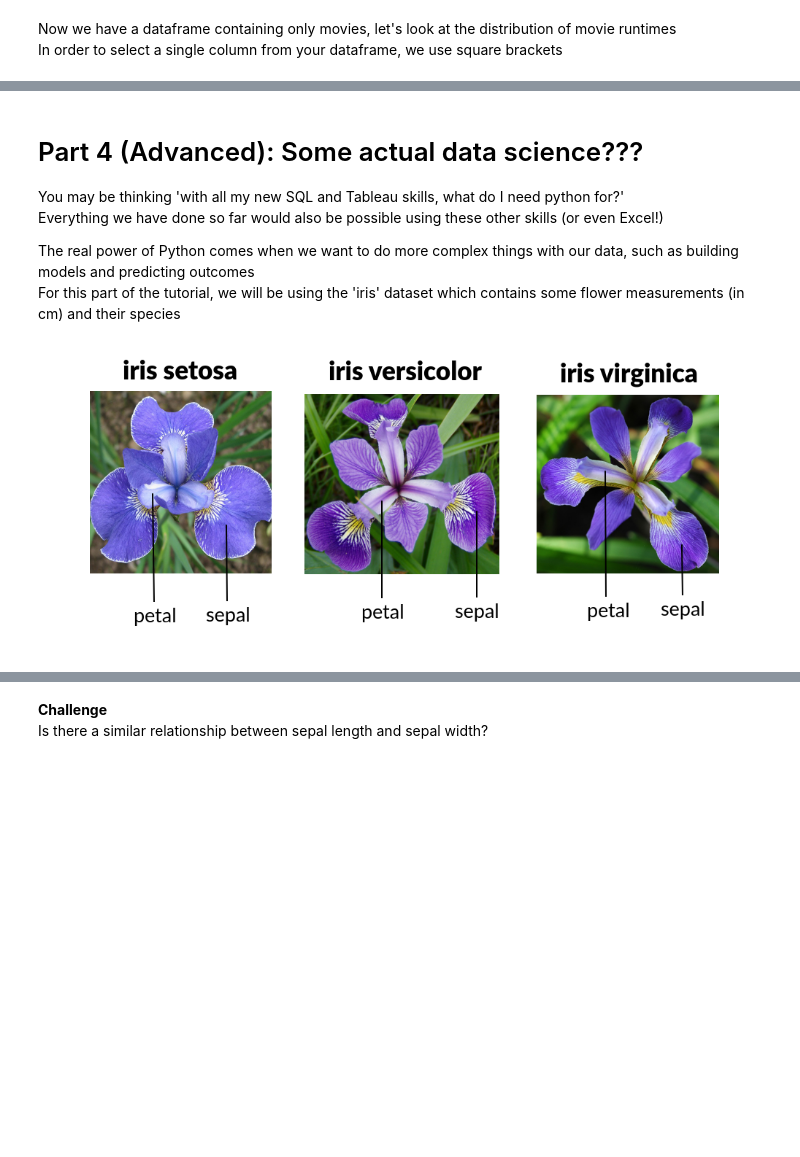
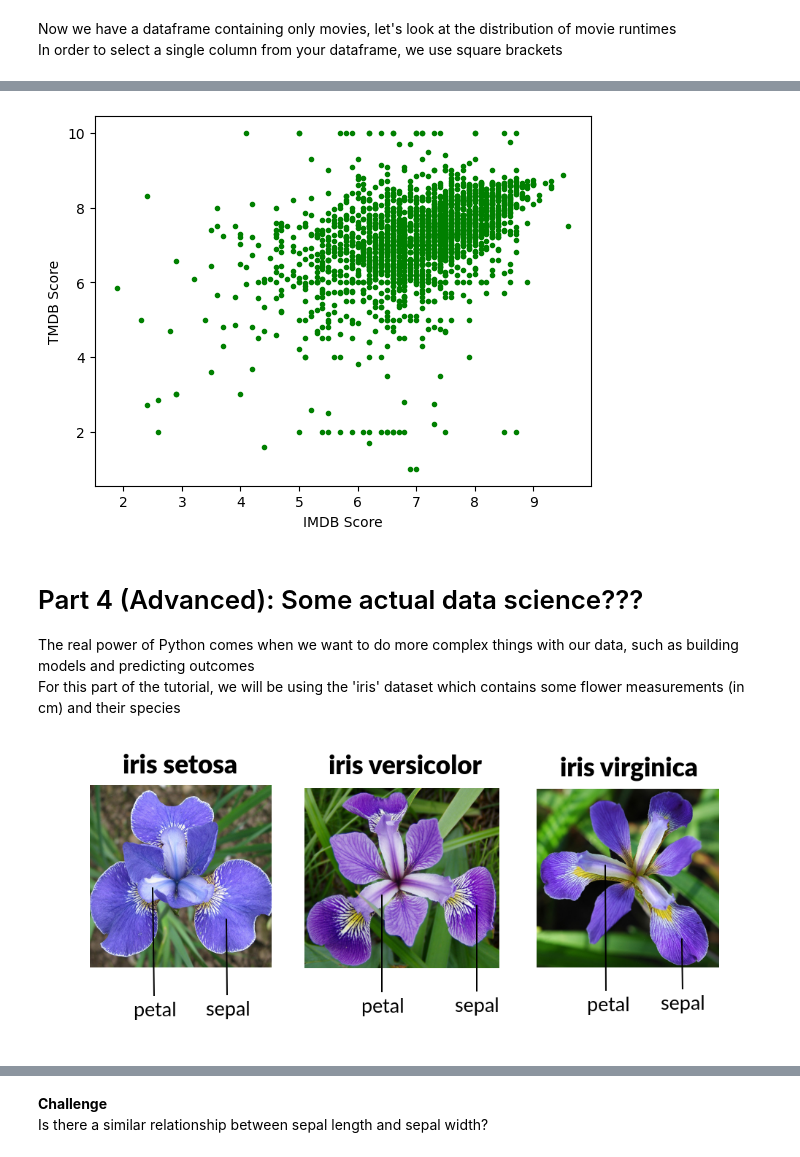
Before and after one commit to s1717837/CodeClub, a Jupyter notebook: Workshop 1 Solutions.ipynb, the cells around one changed output, grey strips where cells are left out. Cells and saved outputs as stored; diff of their text form; code cells hidden in the pictures; blank space fills up the shorter version.

Commit message:
Updating for python workshop

```diff
--- a/Code Club 3.ipynb
+++ b/Workshop 1 Solutions.ipynb
@@ -259,9 +444,12 @@ plt.show()
+# %%
+plt.scatter(shows['imdb_score'], shows['tmdb_score'], marker='.', color='green')
+plt.xlabel('IMDB Score')
+plt.ylabel('TMDB Score')
+plt.show()
+# %% [output]
+[figure, added]
 # %% [markdown]
 # Part 4 (Advanced): Some actual data science???
-
-You may be thinking 'with all my new SQL and Tableau skills, what do I need python for?'<br>
-Everything we have done so far would also be possible using these other skills (or even Excel!)<br>
-
 The real power of Python comes when we want to do more complex things with our data, such as building models and predicting outcomes<br>
 For this part of the tutorial, we will be using the 'iris' dataset which contains some flower measurements (in cm) and their species
 ![image.png](attachment:image.png)
```
Also changed, not shown: parts of 62 cells of this notebook, 8 other files.
